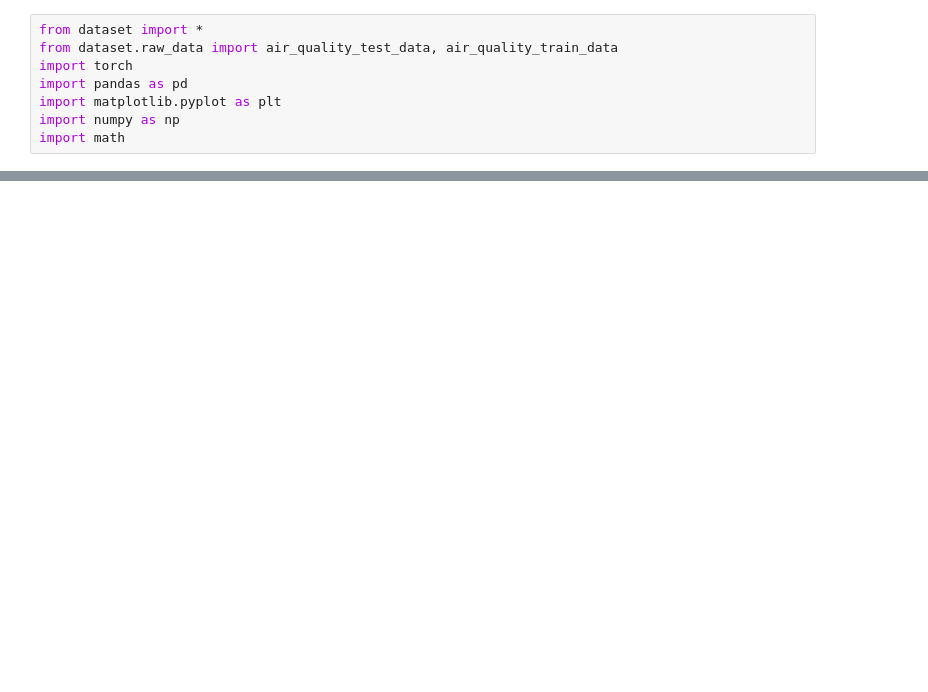
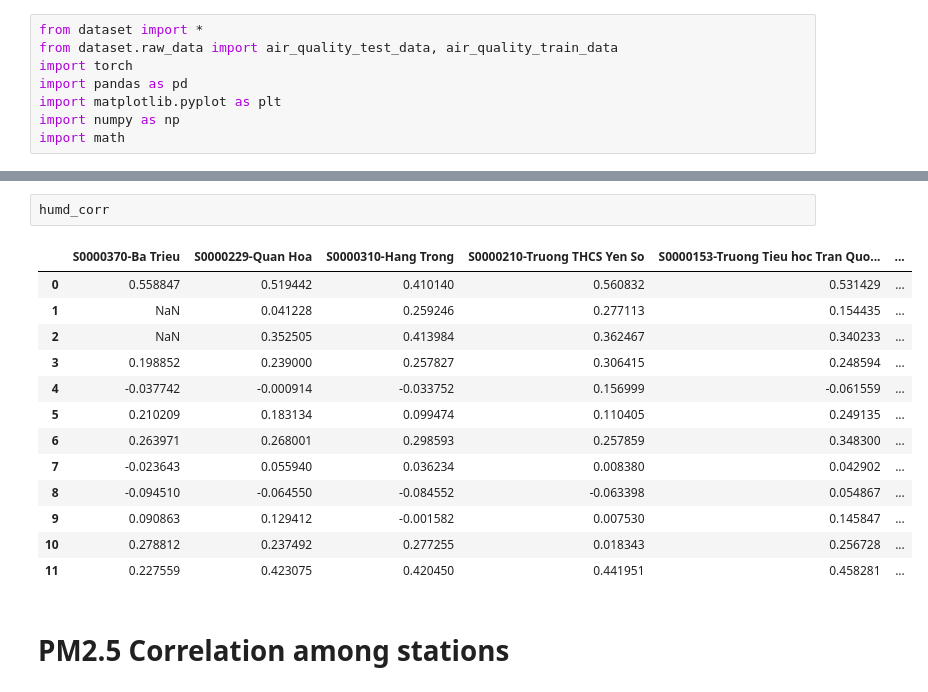
Before and after one commit to hoang1007/air-quality-forecasting, a Jupyter notebook: src/draft.ipynb, the cells around one changed output, grey strips where cells are left out. Cells and saved outputs as stored; diff of their text form; blank space fills up the shorter version.

```diff
--- a/src/draft.ipynb
+++ b/src/draft.ipynb
@@ -328,0 +67,18 @@ plt.plot(tar_grid[0, :, 0], tar_grid[0, :, 1], "gx")
+# %%
+humd_corr
+# %% [output]
+|  | S0000370-Ba Trieu | S0000229-Quan Hoa | S0000310-Hang Trong | S0000210-Truong THCS Yen So | S0000153-Truong Tieu hoc Tran Quo... | ... |
+| 0 | 0.558847 | 0.519442 | 0.410140 | 0.560832 | 0.531429 | ... |
+| 1 | NaN | 0.041228 | 0.259246 | 0.277113 | 0.154435 | ... |
+| 2 | NaN | 0.352505 | 0.413984 | 0.362467 | 0.340233 | ... |
+| 3 | 0.198852 | 0.239000 | 0.257827 | 0.306415 | 0.248594 | ... |
+| 4 | -0.037742 | -0.000914 | -0.033752 | 0.156999 | -0.061559 | ... |
+| 5 | 0.210209 | 0.183134 | 0.099474 | 0.110405 | 0.249135 | ... |
+| 6 | 0.263971 | 0.268001 | 0.298593 | 0.257859 | 0.348300 | ... |
+| 7 | -0.023643 | 0.055940 | 0.036234 | 0.008380 | 0.042902 | ... |
+| 8 | -0.094510 | -0.064550 | -0.084552 | -0.063398 | 0.054867 | ... |
+| 9 | 0.090863 | 0.129412 | -0.001582 | 0.007530 | 0.145847 | ... |
+| 10 | 0.278812 | 0.237492 | 0.277255 | 0.018343 | 0.256728 | ... |
+| 11 | 0.227559 | 0.423075 | 0.420450 | 0.441951 | 0.458281 | ... |
+# %% [markdown]
+# PM2.5 Correlation among stations
```
Also changed, not shown: parts of 42 cells of this notebook.
